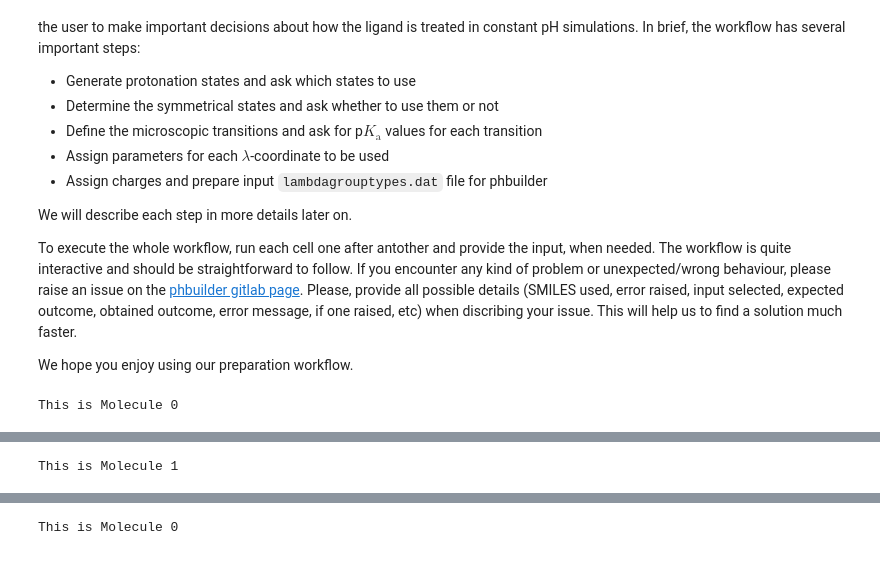
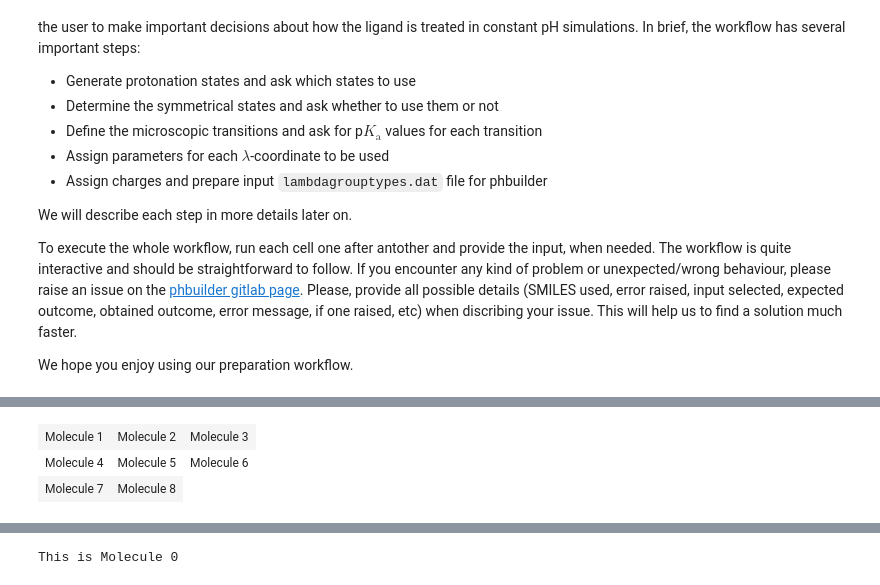
Before and after one commit to pbuslaev/cphmd_ligand_param, a Jupyter notebook: prep_ligand_for_gmx_cphmd.ipynb, the cells around one changed output, grey strips where cells are left out. Drawn from its saved outputs; the diff is of its cells as text; code cells hidden in the pictures.

Commit message:
Updated style and numbering

```diff
--- a/prep_ligand_for_gmx_cphmd.ipynb
+++ b/prep_ligand_for_gmx_cphmd.ipynb
@@ -79,9 +79,9 @@ def set_css():
 # test 2: c1cc(CO)cc(CO)c1
 # pKa = 4.91
 # (https://github.com/samplchallenges/SAMPL7/blob/master/physical_property/experimental_data/Experimental_Properties_of_SAMPL7_Compounds.pdf)
-smiles = "O=C(NS(C1=CC=CC=C1)(=O)=O)CCC2=CC=CC=C2" #@param {type: "string"}
-min_ph = 0 #@param {type: "number"}
-max_ph = 14 #@param {type: "number"}
+smiles = "CN1C(=C(C2=CC=CC=C2S1(=O)=O)O)C(=O)NC3=CC=CC=N3" #@param {type: "string"}
+min_ph = 4 #@param {type: "number"}
+max_ph = 10 #@param {type: "number"}
 mols = [
     Chem.MolFromSmiles(mol) for mol in protonate_smiles(
         smiles,
@@ -93,11 +93,21 @@ mols = [
 ]
 mols = sorted(mols, key = lambda x: Chem.GetFormalCharge(x), reverse=True)
 # Now mols[0] is the highest protonation state
+
+svg_list = []
 for i, m in enumerate(mols):
-    print(f"This is Molecule {i}")
     d2d = rdMolDraw2D.MolDraw2DSVG(250, 200)
     d2d.DrawMolecule(m)
     d2d.FinishDrawing()
-    display(SVG(d2d.GetDrawingText()))
+    svg_list.append(d2d.GetDrawingText())
+
+# Arrange SVGs into a 3-column grid using HTML
+html_grid = "<table><tr>"
+mols_per_row = 3
+for i, svg_content in enumerate(svg_list):
+    if i > 0 and i % mols_per_row == 0:
+        html_grid += "</tr><tr>"
+    html_grid += f"<td><div style='text-align:center;'>Molecule {i + 1}<br>{svg_content}</div></td>"
+html_grid += "</tr></table>"
+display(HTML(html_grid))
 # %% [output]
-This is Molecule 0
@@ -105 +113,0 @@ This is Molecule 0
-This is Molecule 1
@@ -107,3 +114,6 @@ This is Molecule 1
+| Molecule 1 | Molecule 2 | Molecule 3 |
+| Molecule 4 | Molecule 5 | Molecule 6 |
+| Molecule 7 | Molecule 8 |
 # %%
 #@title Select protonation states
 #@markdown Which molecule states do you want to use?
```
Also changed, not shown: parts of 8 cells of this notebook.
